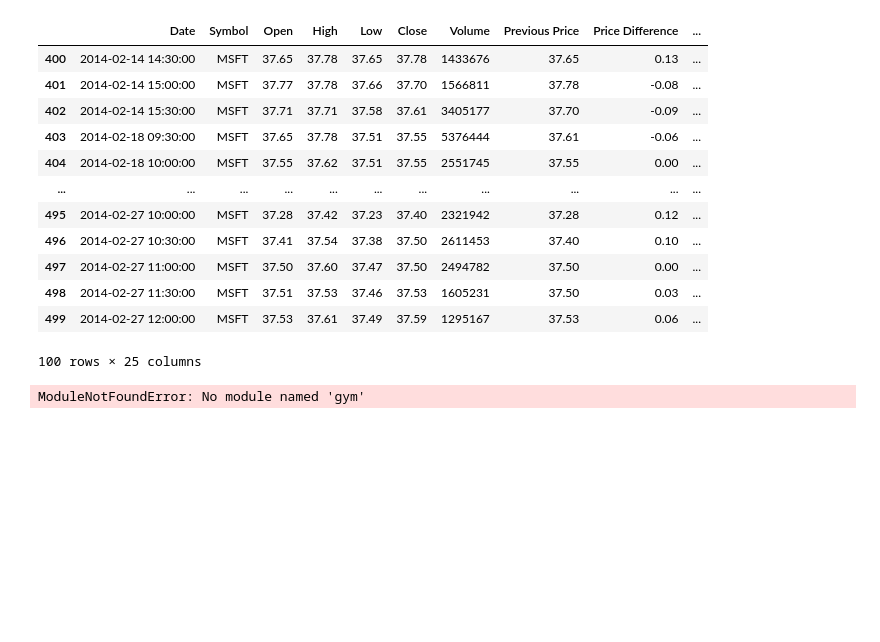
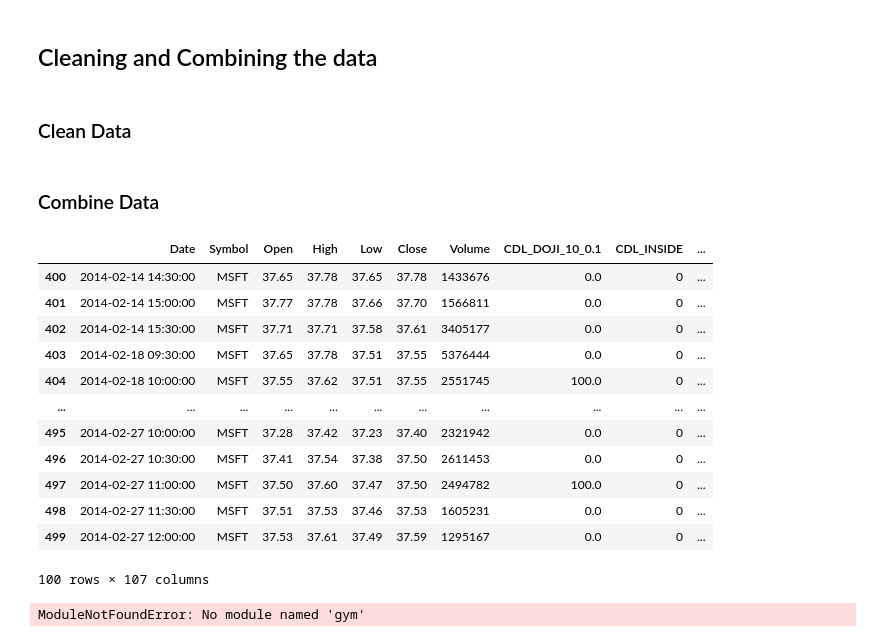
Before and after one commit to AayushMathur7/cs4246-project, a Jupyter notebook: deep_rl_for_optimized_stock_trading.ipynb, the cells around one changed output. Drawn from its saved outputs; the diff is of its cells as text; code cells hidden in the pictures; blank space fills up the shorter version.

Commit message:
Fix illogical combing, shifting, and filling of data

```diff
--- a/deep_rl_for_optimized_stock_trading.ipynb
+++ b/deep_rl_for_optimized_stock_trading.ipynb
@@ -1,5 +3,9 @@
+# %% [markdown]
+## Cleaning and Combining the data
 # %%
 import pandas as pd
 import numpy as np
 pd.set_option('display.max_columns', None)
+# %% [markdown]
+### Clean Data
 # %%
@@ -12,51 +49,33 @@ df_reddit_sentiment = pd.read_csv('Reddit_sentiment_MSFT.csv')
+# %% [markdown]
+### Combine Data
 # %%
-# Convert the 'Date' column to datetime format
-df_basic['Date'] = pd.to_datetime(df_basic['Date'])
-
-# Convert the Date column to datetime format
-df_fundamental['Report Date'] = pd.to_datetime(df_fundamental['Report Date'])
-df_news_sentiment['Date'] = pd.to_datetime(df_news_sentiment['Date'])
-df_reddit_sentiment['Date'] = pd.to_datetime(df_reddit_sentiment['Date'])
-
 # Merge the three dataframes based on the nearest timestamp
-merged_data = pd.merge_asof(df_basic, df_fundamental, left_on='Date', right_on='Report Date', direction='nearest')
-merged_data = pd.merge_asof(merged_data, df_news_sentiment, on='Date')
+merged_data = pd.merge_asof(df_basic, df_fundamental, left_index=True, right_index=True, direction='nearest')
+merged_data = pd.merge_asof(merged_data, df_news_sentiment, left_index=True, right_index=True)
 merged_data = merged_data.rename(columns={'Sentiment': 'News Sentiment'})
-merged_data = pd.merge_asof(merged_data, df_reddit_sentiment, on='Date')
+merged_data = pd.merge_asof(merged_data, df_reddit_sentiment, left_index=True, right_index=True)
 merged_data = merged_data.rename(columns={'Sentiment': 'Reddit Sentiment'})
 
 
-merged_data = merged_data.drop(columns=['Report Date', 'Unnamed: 0'], axis=1)
-
-# Shift the sentiment data up by 1 day (48 rows)
-merged_data['News Sentiment'] = merged_data['News Sentiment'].shift(-48)
-merged_data['Reddit Sentiment'] = merged_data['Reddit Sentiment'].shift(-48)
-
-# Drop the last 48 rows as they will have NaN values due to the shift
-merged_data = merged_data[:-48]
-
-
-window_size = 7  # 3 before, current, 3 after
-sentiment_avg = merged_data['News Sentiment'].rolling(window=window_size, min_periods=1, center=True).apply(lambda x: np.mean(x[~np.isnan(x)]), raw=True)
-merged_data['News Sentiment'] = merged_data['News Sentiment'].fillna(sentiment_avg)
-
+merged_data = merged_data.drop(columns=[ 'Unnamed: 0'], axis=1)
+merged_data.reset_index(inplace=True)
 merged_data.to_csv('input_data.csv', index=False)
 
 merged_data[400:500]
 # %% [output]
-|  | Date | Symbol | Open | High | Low | Close | Volume | Previous Price | Price Difference | ... |
-| 400 | 2014-02-14 14:30:00 | MSFT | 37.65 | 37.78 | 37.65 | 37.78 | 1433676 | 37.65 | 0.13 | ... |
-| 401 | 2014-02-14 15:00:00 | MSFT | 37.77 | 37.78 | 37.66 | 37.70 | 1566811 | 37.78 | -0.08 | ... |
-| 402 | 2014-02-14 15:30:00 | MSFT | 37.71 | 37.71 | 37.58 | 37.61 | 3405177 | 37.70 | -0.09 | ... |
-| 403 | 2014-02-18 09:30:00 | MSFT | 37.65 | 37.78 | 37.51 | 37.55 | 5376444 | 37.61 | -0.06 | ... |
-| 404 | 2014-02-18 10:00:00 | MSFT | 37.55 | 37.62 | 37.51 | 37.55 | 2551745 | 37.55 | 0.00 | ... |
+|  | Date | Symbol | Open | High | Low | Close | Volume | CDL_DOJI_10_0.1 | CDL_INSIDE | ... |
+| 400 | 2014-02-14 14:30:00 | MSFT | 37.65 | 37.78 | 37.65 | 37.78 | 1433676 | 0.0 | 0 | ... |
+| 401 | 2014-02-14 15:00:00 | MSFT | 37.77 | 37.78 | 37.66 | 37.70 | 1566811 | 0.0 | 0 | ... |
+| 402 | 2014-02-14 15:30:00 | MSFT | 37.71 | 37.71 | 37.58 | 37.61 | 3405177 | 0.0 | 0 | ... |
+| 403 | 2014-02-18 09:30:00 | MSFT | 37.65 | 37.78 | 37.51 | 37.55 | 5376444 | 0.0 | 0 | ... |
+| 404 | 2014-02-18 10:00:00 | MSFT | 37.55 | 37.62 | 37.51 | 37.55 | 2551745 | 100.0 | 0 | ... |
 | ... | ... | ... | ... | ... | ... | ... | ... | ... | ... | ... |
-| 495 | 2014-02-27 10:00:00 | MSFT | 37.28 | 37.42 | 37.23 | 37.40 | 2321942 | 37.28 | 0.12 | ... |
-| 496 | 2014-02-27 10:30:00 | MSFT | 37.41 | 37.54 | 37.38 | 37.50 | 2611453 | 37.40 | 0.10 | ... |
-| 497 | 2014-02-27 11:00:00 | MSFT | 37.50 | 37.60 | 37.47 | 37.50 | 2494782 | 37.50 | 0.00 | ... |
-| 498 | 2014-02-27 11:30:00 | MSFT | 37.51 | 37.53 | 37.46 | 37.53 | 1605231 | 37.50 | 0.03 | ... |
-| 499 | 2014-02-27 12:00:00 | MSFT | 37.53 | 37.61 | 37.49 | 37.59 | 1295167 | 37.53 | 0.06 | ... |
+| 495 | 2014-02-27 10:00:00 | MSFT | 37.28 | 37.42 | 37.23 | 37.40 | 2321942 | 0.0 | 0 | ... |
+| 496 | 2014-02-27 10:30:00 | MSFT | 37.41 | 37.54 | 37.38 | 37.50 | 2611453 | 0.0 | 0 | ... |
+| 497 | 2014-02-27 11:00:00 | MSFT | 37.50 | 37.60 | 37.47 | 37.50 | 2494782 | 100.0 | 0 | ... |
+| 498 | 2014-02-27 11:30:00 | MSFT | 37.51 | 37.53 | 37.46 | 37.53 | 1605231 | 0.0 | 0 | ... |
+| 499 | 2014-02-27 12:00:00 | MSFT | 37.53 | 37.61 | 37.49 | 37.59 | 1295167 | 0.0 | 0 | ... |
-100 rows × 25 columns
+100 rows × 107 columns
 # %%
 import torch
 import torch.nn as nn
```
Also changed, not shown: parts of 2 cells of this notebook.
